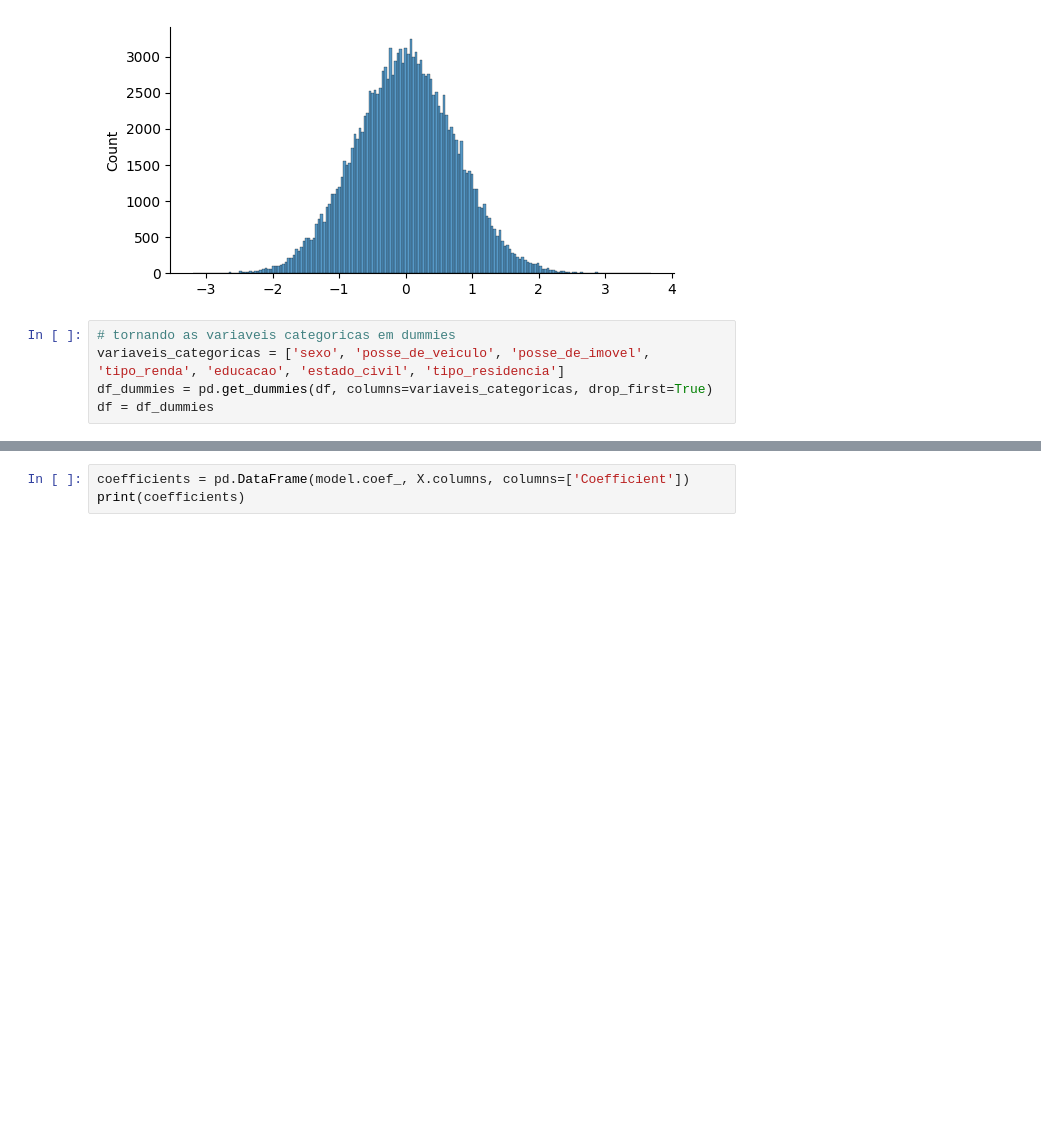
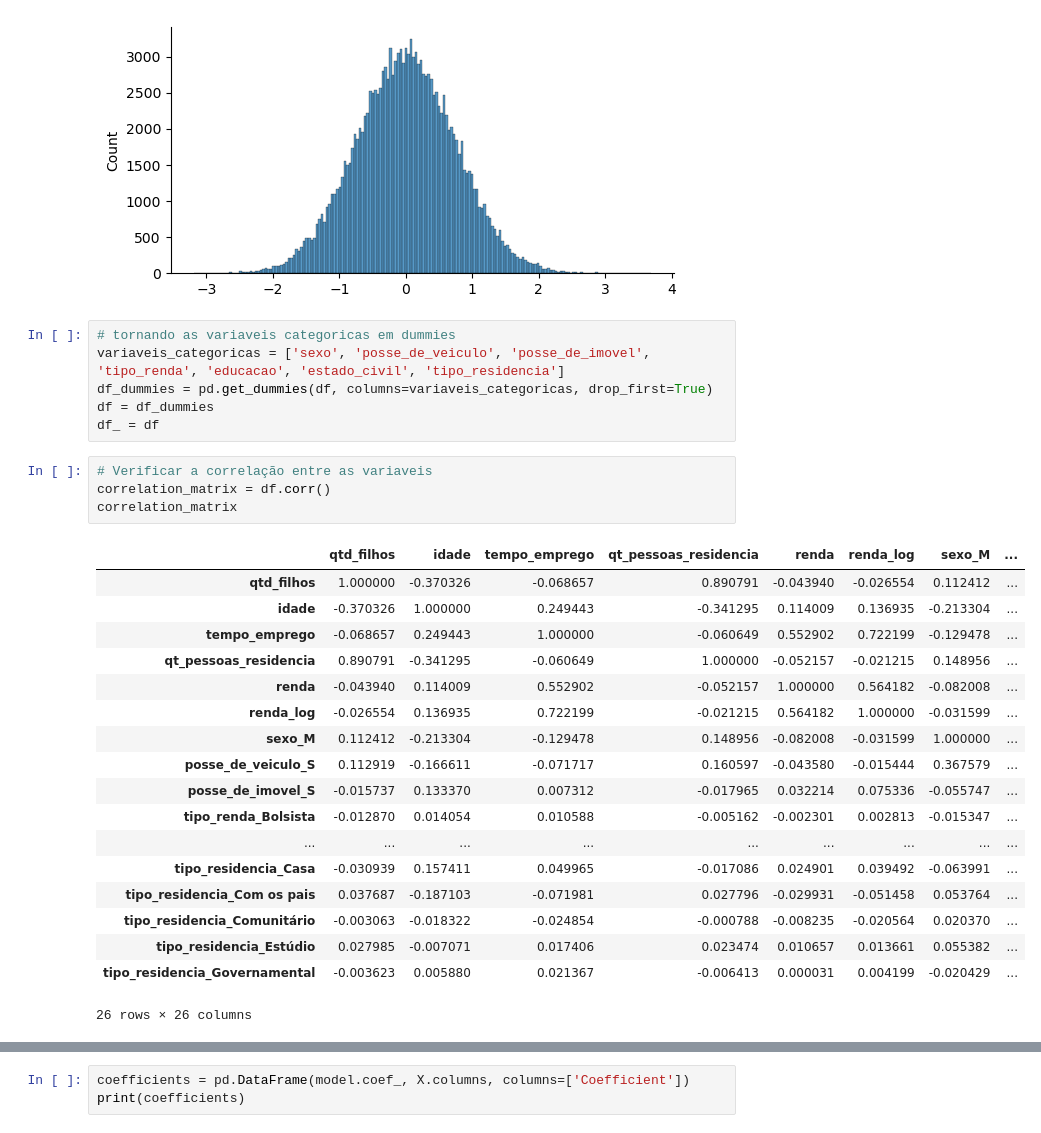
Before and after one commit to Jefersonfranca/EBAC_Curso_Cientista_de_Dados, a Jupyter notebook: Modulo 35 Regressão IV/Exercicio/ProfCientistaDados m35_supportamaterial_exercise01.ipynb, the cells around one changed output, grey strips where cells are left out. Drawn from its saved outputs; the diff is of its cells as text; blank space fills up the shorter version.

```diff
--- a/Modulo 35 Regressão IV/Exercicio/ProfCientistaDados m35_supportamaterial_exercise01.ipynb
+++ b/Modulo 35 Regressão IV/Exercicio/ProfCientistaDados m35_supportamaterial_exercise01.ipynb
@@ -194,6 +188,30 @@ sns.displot(reg.resid, height=3, aspect=2);
 variaveis_categoricas = ['sexo', 'posse_de_veiculo', 'posse_de_imovel', 'tipo_renda', 'educacao', 'estado_civil', 'tipo_residencia']
 df_dummies = pd.get_dummies(df, columns=variaveis_categoricas, drop_first=True)
 df = df_dummies
+df_ = df
+# %%
+# Verificar a correlação entre as variaveis
+correlation_matrix = df.corr()
+correlation_matrix
+# %% [output]
+|  | qtd_filhos | idade | tempo_emprego | qt_pessoas_residencia | renda | renda_log | sexo_M | ... |
+| qtd_filhos | 1.000000 | -0.370326 | -0.068657 | 0.890791 | -0.043940 | -0.026554 | 0.112412 | ... |
+| idade | -0.370326 | 1.000000 | 0.249443 | -0.341295 | 0.114009 | 0.136935 | -0.213304 | ... |
+| tempo_emprego | -0.068657 | 0.249443 | 1.000000 | -0.060649 | 0.552902 | 0.722199 | -0.129478 | ... |
+| qt_pessoas_residencia | 0.890791 | -0.341295 | -0.060649 | 1.000000 | -0.052157 | -0.021215 | 0.148956 | ... |
+| renda | -0.043940 | 0.114009 | 0.552902 | -0.052157 | 1.000000 | 0.564182 | -0.082008 | ... |
+| renda_log | -0.026554 | 0.136935 | 0.722199 | -0.021215 | 0.564182 | 1.000000 | -0.031599 | ... |
+| sexo_M | 0.112412 | -0.213304 | -0.129478 | 0.148956 | -0.082008 | -0.031599 | 1.000000 | ... |
+| posse_de_veiculo_S | 0.112919 | -0.166611 | -0.071717 | 0.160597 | -0.043580 | -0.015444 | 0.367579 | ... |
+| posse_de_imovel_S | -0.015737 | 0.133370 | 0.007312 | -0.017965 | 0.032214 | 0.075336 | -0.055747 | ... |
+| tipo_renda_Bolsista | -0.012870 | 0.014054 | 0.010588 | -0.005162 | -0.002301 | 0.002813 | -0.015347 | ... |
+| ... | ... | ... | ... | ... | ... | ... | ... | ... |
+| tipo_residencia_Casa | -0.030939 | 0.157411 | 0.049965 | -0.017086 | 0.024901 | 0.039492 | -0.063991 | ... |
+| tipo_residencia_Com os pais | 0.037687 | -0.187103 | -0.071981 | 0.027796 | -0.029931 | -0.051458 | 0.053764 | ... |
+| tipo_residencia_Comunitário | -0.003063 | -0.018322 | -0.024854 | -0.000788 | -0.008235 | -0.020564 | 0.020370 | ... |
+| tipo_residencia_Estúdio | 0.027985 | -0.007071 | 0.017406 | 0.023474 | 0.010657 | 0.013661 | 0.055382 | ... |
+| tipo_residencia_Governamental | -0.003623 | 0.005880 | 0.021367 | -0.006413 | 0.000031 | 0.004199 | -0.020429 | ... |
+26 rows × 26 columns
 # %%
 # Dividir o DataFrame em Variáveis Independentes
 X = df.drop(columns=['renda_log'])
```
Also changed, not shown: parts of 25 cells of this notebook.
